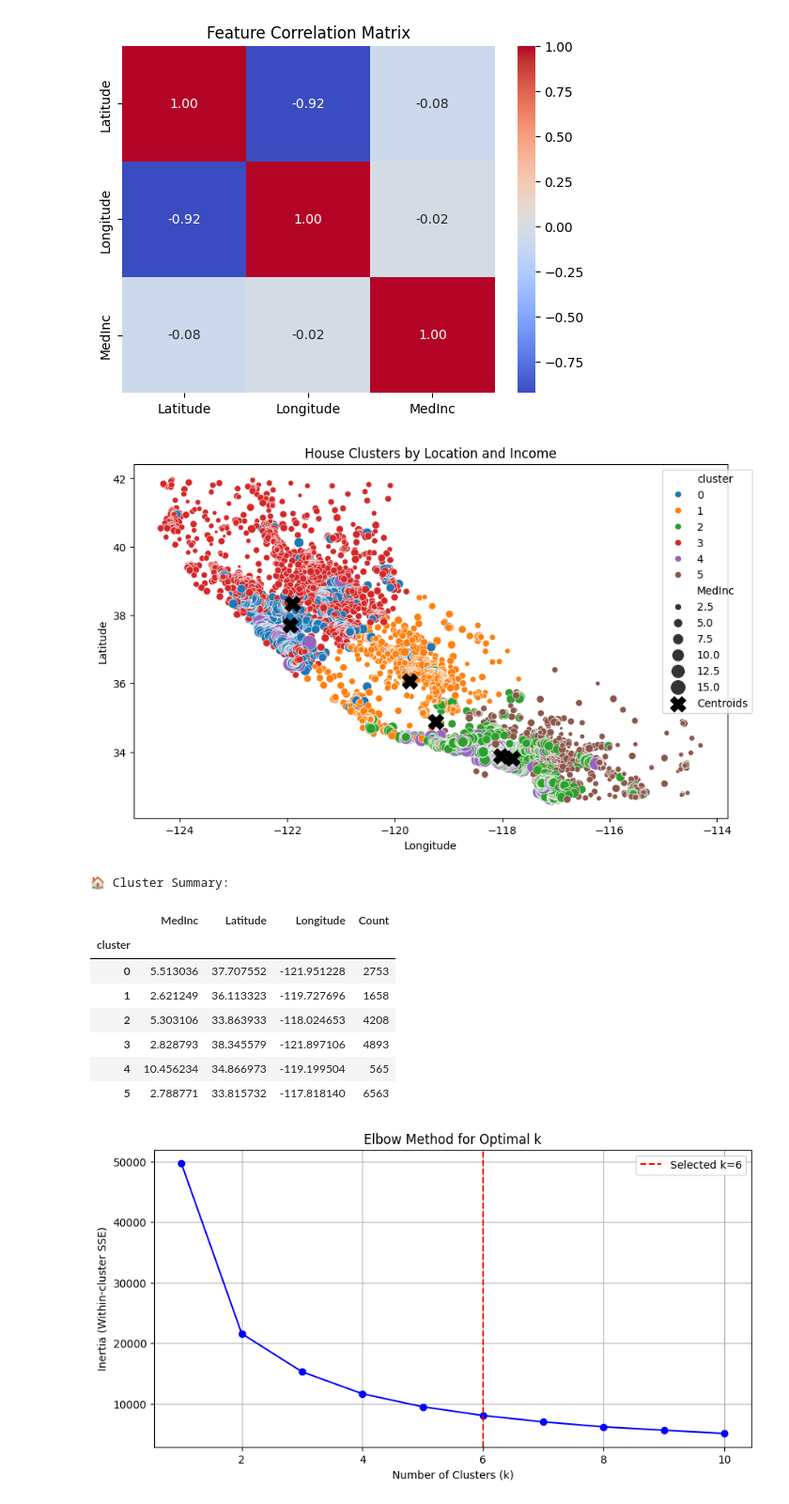
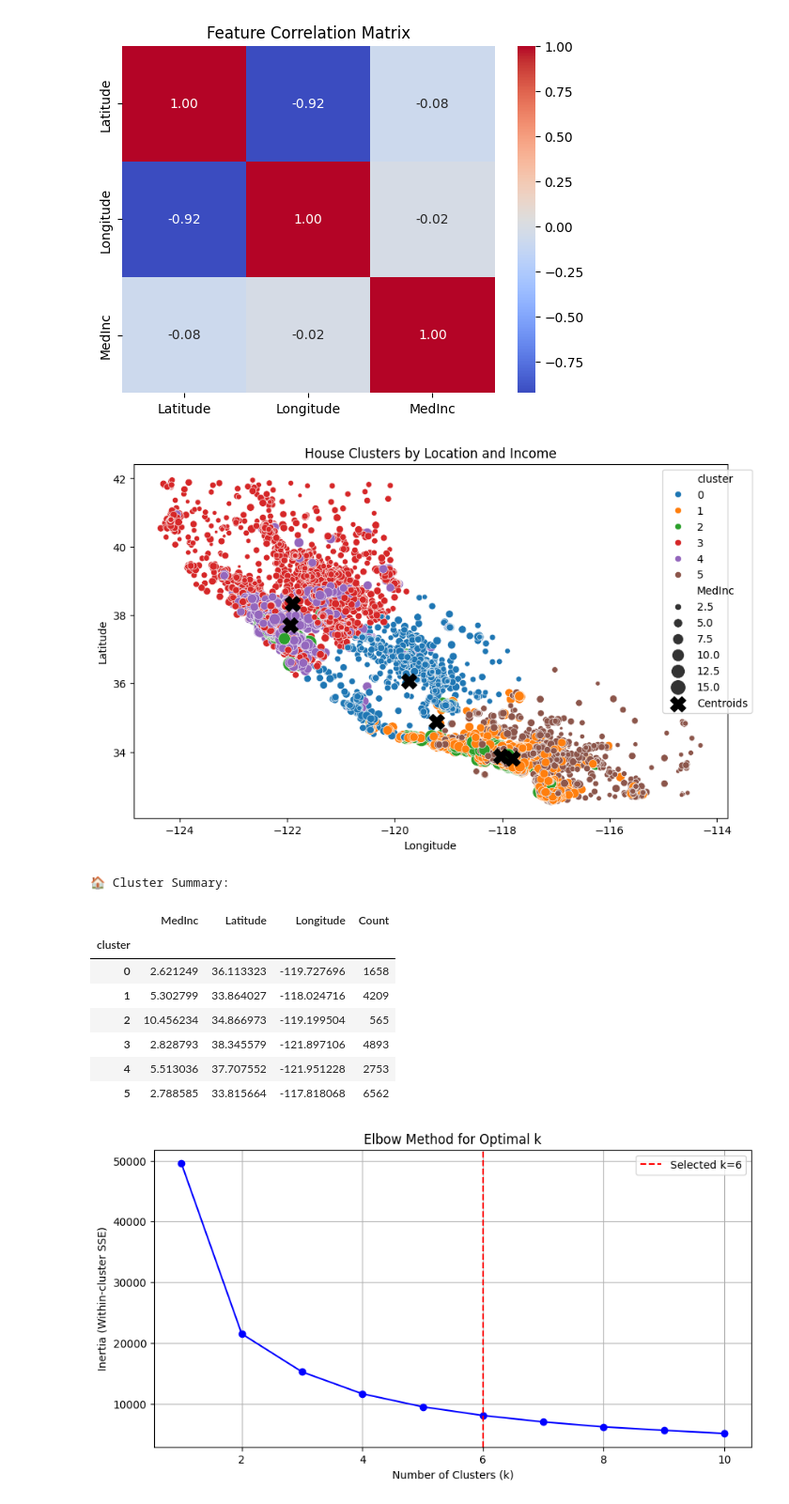
Before and after one commit to 4GeeksAcademy/BakuDShaggy-K-Medias, a Jupyter notebook: src/explore.ipynb, the cells around one changed output. Shown at 94% size. Cells and saved outputs as stored; diff of their text form; code cells hidden in the pictures.

```diff
--- a/src/explore.ipynb
+++ b/src/explore.ipynb
@@ -87,55 +87,64 @@ Sample Data:
 # %%
 # Preprocess data
 X = df.copy()
+X_train_orig, X_test_orig = train_test_split(X, test_size=0.2, random_state=42)
+
 scaler = StandardScaler()
-X_scaled = scaler.fit_transform(X)
+X_train_scaled = scaler.fit_transform(X_train_orig)
+X_test_scaled = scaler.transform(X_test_orig)
 
-# Split data (for supervised learning later)
-X_train, X_test = train_test_split(X_scaled, test_size=0.2, random_state=42)
 
 # Train K-Means
 kmeans = KMeans(n_clusters=6, random_state=42, n_init=10)
-kmeans.fit(X_train)
+kmeans.fit(X_train_scaled)
 
-# Add clusters to original data
-df['cluster'] = kmeans.predict(X_scaled)
+train_clusters = kmeans.predict(X_train_scaled)
+test_clusters = kmeans.predict(X_test_scaled)
+
+
+X_train_orig['cluster'] = train_clusters
+X_test_orig['cluster'] = test_clusters
+
+
+df = pd.concat([X_train_orig, X_test_orig])
+
 
 # Visualize clusters
 plt.figure(figsize=(10, 6))
 scatter = sns.scatterplot(x='Longitude', y='Latitude', data=df,
                           hue='cluster', palette='tab10',
                           size='MedInc', sizes=(10, 200))
 plt.title('House Clusters by Location and Income')
 plt.xlabel('Longitude')
 plt.ylabel('Latitude')
 
 # Plot cluster centroids
 centers = scaler.inverse_transform(kmeans.cluster_centers_)
 plt.scatter(centers[:, 1], centers[:, 0], c='black',
             s=200, marker='X', label='Centroids')
 plt.legend(bbox_to_anchor=(1.05, 1))
 plt.show()
 
 # Analyze cluster characteristics
 cluster_summary = df.groupby('cluster').agg({
     'MedInc': 'mean',
     'Latitude': 'mean',
     'Longitude': 'mean',
     'cluster': 'count'
 }).rename(columns={'cluster': 'Count'})
 print("\n🏠 Cluster Summary:")
 display(cluster_summary)
 # %% [output]
-[figure, old version]
+[figure, new version]
 🏠 Cluster Summary:
 |  | MedInc | Latitude | Longitude | Count |
 | cluster |  |  |  |  |
-| 0 | 5.513036 | 37.707552 | -121.951228 | 2753 |
-| 1 | 2.621249 | 36.113323 | -119.727696 | 1658 |
-| 2 | 5.303106 | 33.863933 | -118.024653 | 4208 |
+| 0 | 2.621249 | 36.113323 | -119.727696 | 1658 |
+| 1 | 5.302799 | 33.864027 | -118.024716 | 4209 |
+| 2 | 10.456234 | 34.866973 | -119.199504 | 565 |
 | 3 | 2.828793 | 38.345579 | -121.897106 | 4893 |
-| 4 | 10.456234 | 34.866973 | -119.199504 | 565 |
-| 5 | 2.788771 | 33.815732 | -117.818140 | 6563 |
+| 4 | 5.513036 | 37.707552 | -121.951228 | 2753 |
+| 5 | 2.788585 | 33.815664 | -117.818068 | 6562 |
 # %%
 # Elbow method visualization
 inertias = []
```
Also changed, not shown: parts of 3 cells of this notebook, 2 other files.
